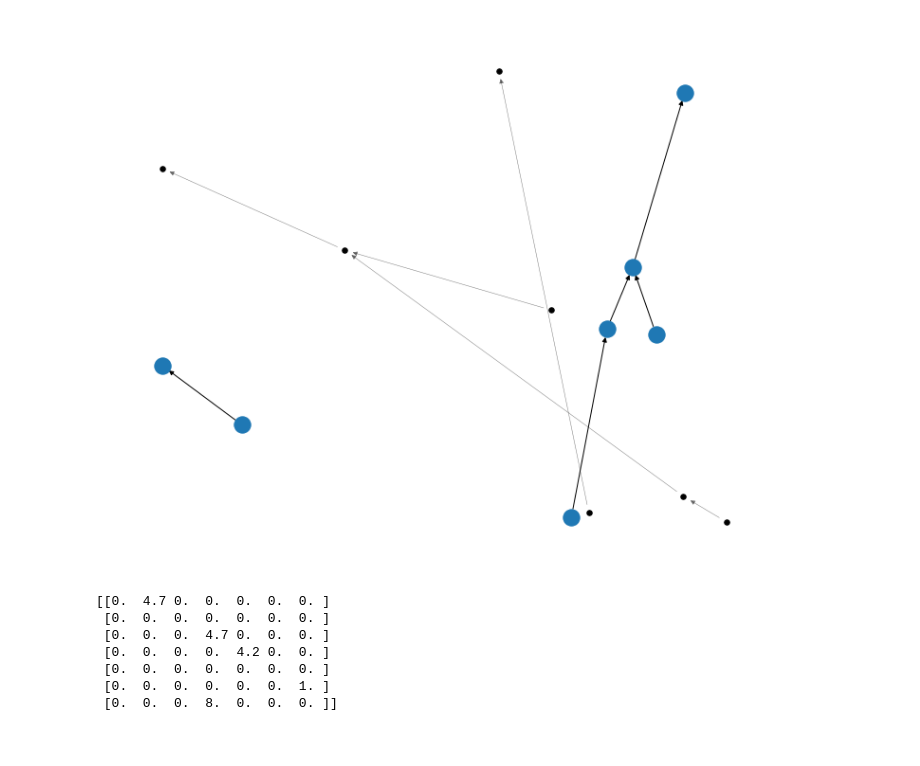
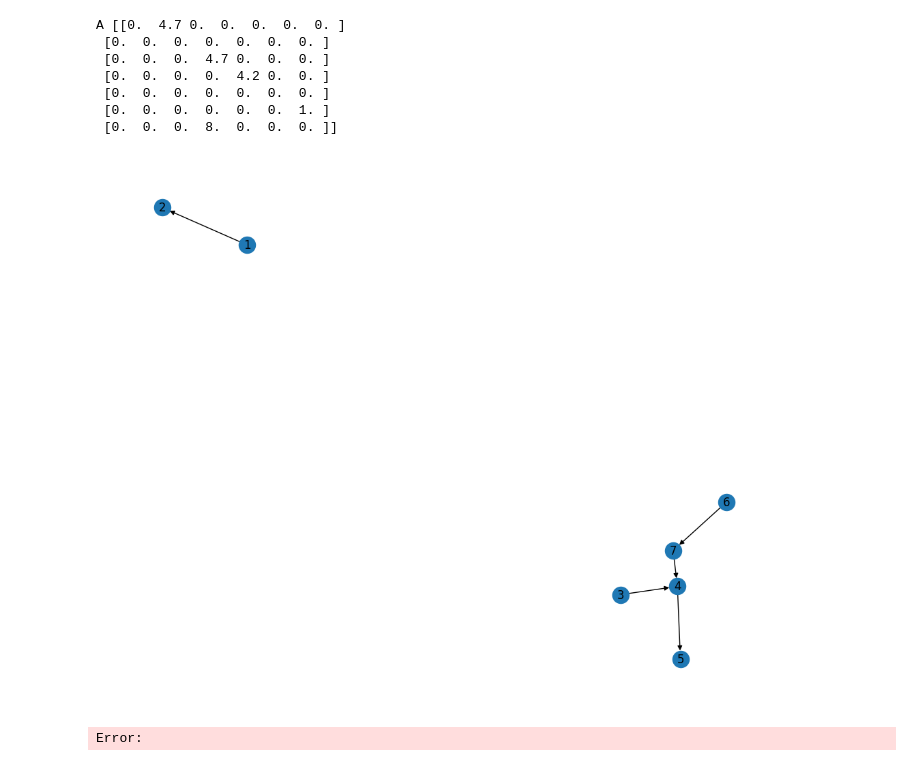
Before and after one commit to kuubi3d-udacity/cv_landmark, a Jupyter notebook: notes/netx_v1.ipynb, the cells around one changed output. Cells and saved outputs as stored; diff of their text form; code cells hidden in the pictures.

```diff
--- a/notes/netx_v1.ipynb
+++ b/notes/netx_v1.ipynb
@@ -12,50 +12,66 @@ G=nx.DiGraph()
 
 G.add_edge(1, 2, weight=4.7 )
 G.add_edges_from([(3, 4), (4, 5)], color='red')
-G.add_edges_from([(6, 7, {'color': 'green'}), (7, 4, {'weight': 8})])
+G.add_edges_from([(6, 7, {'color': 'blue'}), (7, 4, {'weight': 8})])
 G[3][4]['weight'] = 4.7
 G.edges[4, 5]['weight'] = 4.2
 
 plt.figure(figsize = (10,8))
 
-pos = nx.kamada_kawai_layout(G)
+pos = nx.kamada_kawai_layout
 
 node_options = {"node_color": "black", "node_size": 30}
 
 edge_options = {"width": .50, "alpha": .5, "edge_color": "black"}
+nx.draw(G, with_labels=1)
+#nx.draw_networkx_nodes(G, pos, **node_options)
 
-nx.draw(G)
-
-nx.draw_networkx_nodes(G, pos, **node_options)
-
-nx.draw_networkx_edges(G, pos, **edge_options)
-plt.show()
+#nx.draw_networkx_edges(G, pos, **edge_options)
+#plt.show()
 
 
 #G.add_edge(1, 4)
 #G=nx.DiGraph(omega)
 A=nx.to_numpy_matrix(G)
 #nx.draw(G, with_labels=1)
 
 #subax1 = plt.subplot(221)
 #nx.draw_random(G,with_labels=1)
 
 #subax2 = plt.subplot(222)
 #nx.draw_circular(G,with_labels=1)
 #subax3 = plt.subplot(223)
 #nx.draw_spectral(G,with_labels=1)
 #subax4 = plt.subplot(224)
 #nx.draw_shell(G, nlist=[range(5,10), range(5)])
 
 
 
-print(A)
+print('A', A)
+
+
+# Create a dictionary where multiple values are
+# associated with a key
+word_freq = {'is': [1, 3, 4, 8, 10],
+             'at': [3, 10, 15, 7, 9],
+             'test': 33,
+             'this': [2, 3, 5, 6, 11],
+             'why': [10, 3, 9, 8, 12]}
+# Iterate over a dictionary with list values using nested for loop
+for key, values in word_freq.items():
+    print('Key :: ', key)
+    if(isinstance(values, list)):
+        for value in values:
+            print(value)
+    else:
+        print(value)
 # %% [output]
+A [[0.  4.7 0.  0.  0.  0.  0. ]
+ [0.  0.  0.  0.  0.  0.  0. ]
+ [0.  0.  0.  4.7 0.  0.  0. ]
+ [0.  0.  0.  0.  4.2 0.  0. ]
+ [0.  0.  0.  0.  0.  0.  0. ]
+ [0.  0.  0.  0.  0.  0.  1. ]
+ [0.  0.  0.  8.  0.  0.  0. ]]
-[figure, old version]
+[figure, new version]
-[[0.  4.7 0.  0.  0.  0.  0. ]
- [0.  0.  0.  0.  0.  0.  0. ]
- [0.  0.  0.  4.7 0.  0.  0. ]
- [0.  0.  0.  0.  4.2 0.  0. ]
- [0.  0.  0.  0.  0.  0.  0. ]
- [0.  0.  0.  0.  0.  0.  1. ]
- [0.  0.  0.  8.  0.  0.  0. ]]
+Error:
```
Also changed, not shown: 1 other file.
